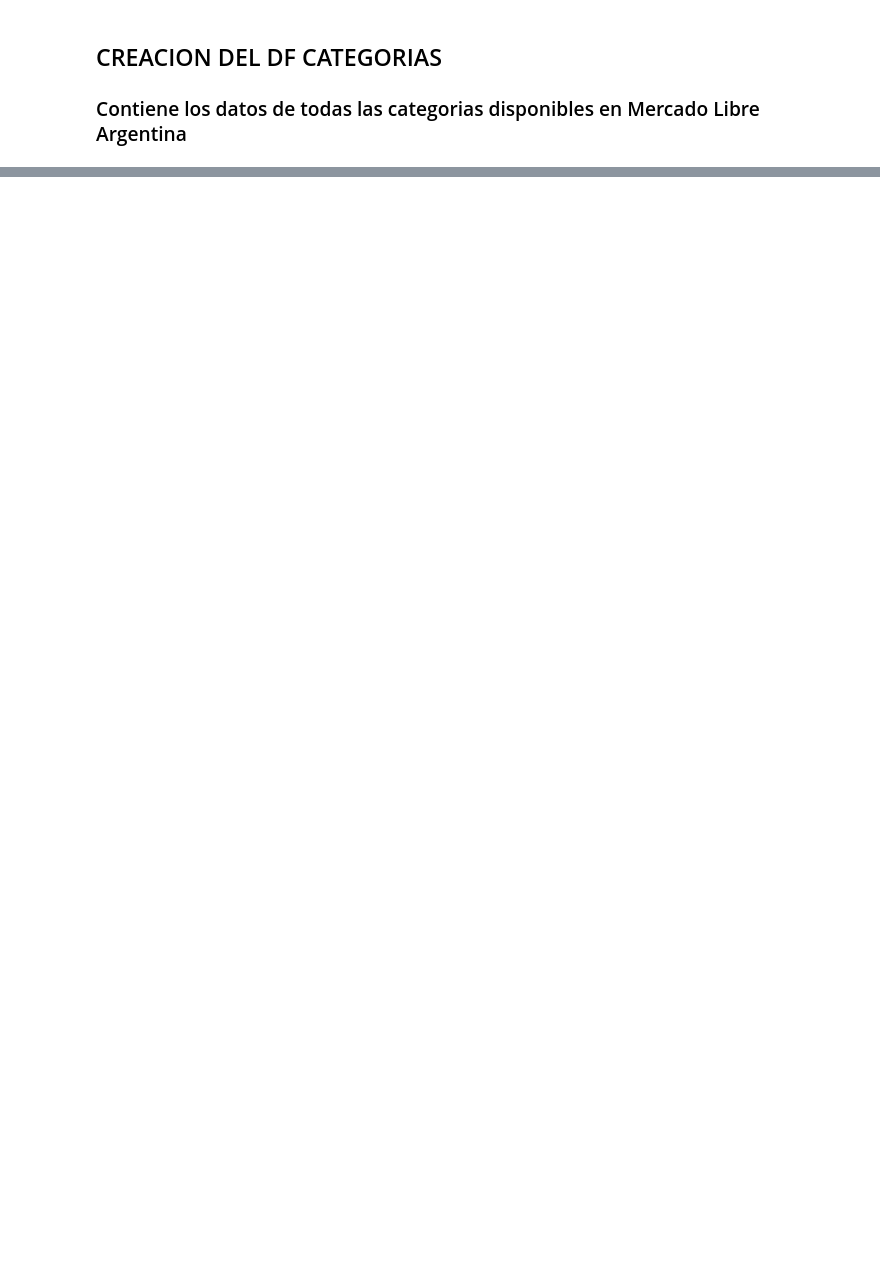
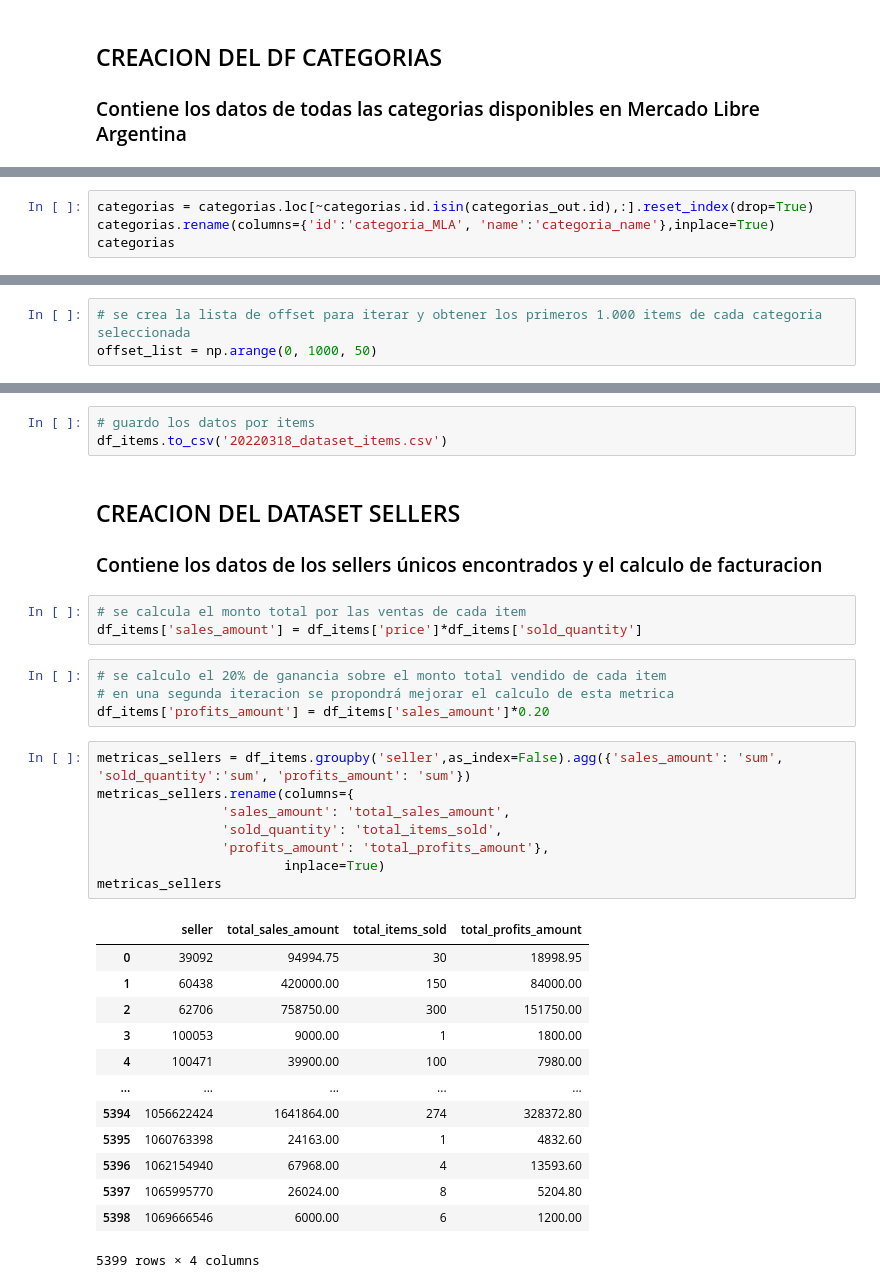
Before and after one commit to ibelogi/meli_challengeDS, a Jupyter notebook: notebooks/extract_data.ipynb, the cells around one changed output, grey strips where cells are left out. Cells and saved outputs as stored; diff of their text form; blank space fills up the shorter version.

```diff
--- a/notebooks/extract_data.ipynb
+++ b/notebooks/extract_data.ipynb
@@ -56,0 +54,4 @@ offset_list = np.arange(0, 1000, 50).tolist()
+# %%
+categorias = categorias.loc[~categorias.id.isin(categorias_out.id),:].reset_index(drop=True)
+categorias.rename(columns={'id':'categoria_MLA', 'name':'categoria_name'},inplace=True)
+categorias
@@ -56,0 +76,3 @@ offset_list = np.arange(0, 1000, 50).tolist()
+# %%
+# se crea la lista de offset para iterar y obtener los primeros 1.000 items de cada categoria seleccionada
+offset_list = np.arange(0, 1000, 50)
@@ -129,0 +181,35 @@ df_items.to_csv('../data/muestraSellers_dataMLA_checkpoint1.csv')
+# %%
+# guardo los datos por items
+df_items.to_csv('20220318_dataset_items.csv')
+# %% [markdown]
+## CREACION DEL DATASET SELLERS
+### Contiene los datos de los sellers únicos encontrados y el calculo de facturacion
+# %%
+# se calcula el monto total por las ventas de cada item
+df_items['sales_amount'] = df_items['price']*df_items['sold_quantity']
+# %%
+# se calculo el 20% de ganancia sobre el monto total vendido de cada item
+# en una segunda iteracion se propondrá mejorar el calculo de esta metrica
+df_items['profits_amount'] = df_items['sales_amount']*0.20
+# %%
+metricas_sellers = df_items.groupby('seller',as_index=False).agg({'sales_amount': 'sum', 'sold_quantity':'sum', 'profits_amount': 'sum'})
+metricas_sellers.rename(columns={
+                'sales_amount': 'total_sales_amount',
+                'sold_quantity': 'total_items_sold',
+                'profits_amount': 'total_profits_amount'},
+                        inplace=True)
+metricas_sellers
+# %% [output]
+|  | seller | total_sales_amount | total_items_sold | total_profits_amount |
+| 0 | 39092 | 94994.75 | 30 | 18998.95 |
+| 1 | 60438 | 420000.00 | 150 | 84000.00 |
+| 2 | 62706 | 758750.00 | 300 | 151750.00 |
+| 3 | 100053 | 9000.00 | 1 | 1800.00 |
+| 4 | 100471 | 39900.00 | 100 | 7980.00 |
+| ... | ... | ... | ... | ... |
+| 5394 | 1056622424 | 1641864.00 | 274 | 328372.80 |
+| 5395 | 1060763398 | 24163.00 | 1 | 4832.60 |
+| 5396 | 1062154940 | 67968.00 | 4 | 13593.60 |
+| 5397 | 1065995770 | 26024.00 | 8 | 5204.80 |
+| 5398 | 1069666546 | 6000.00 | 6 | 1200.00 |
+5399 rows × 4 columns
```
Also changed, not shown: parts of 33 cells of this notebook, 2 other files.
